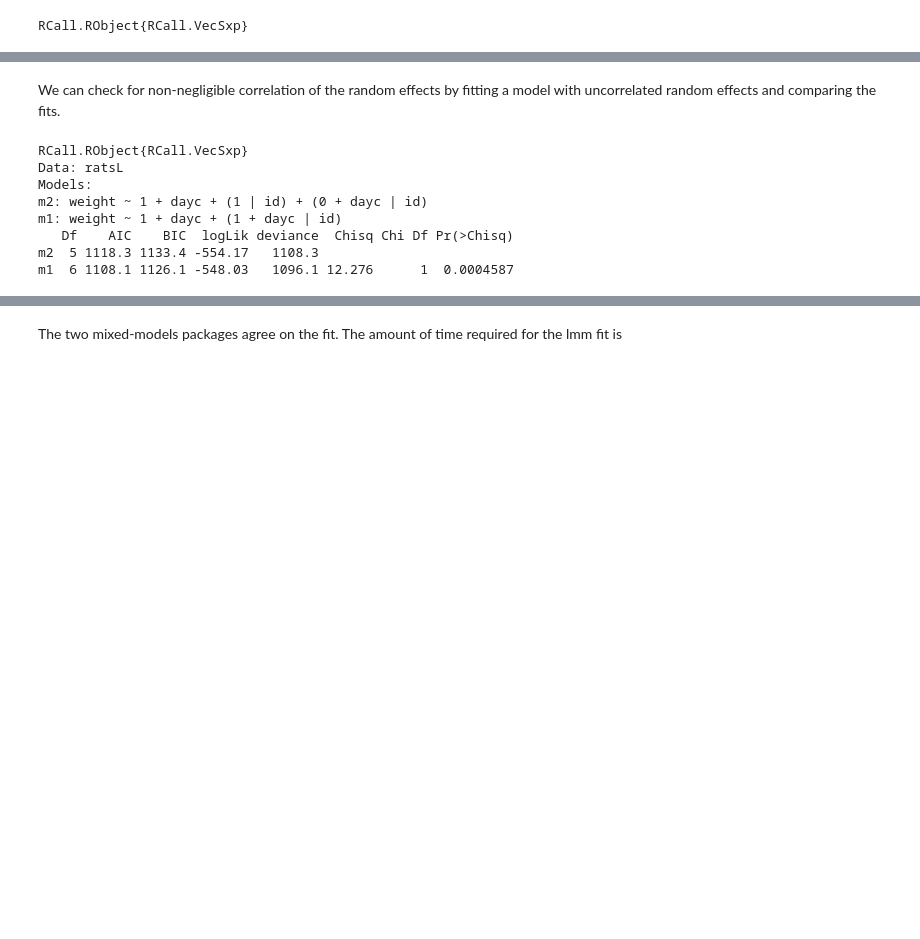
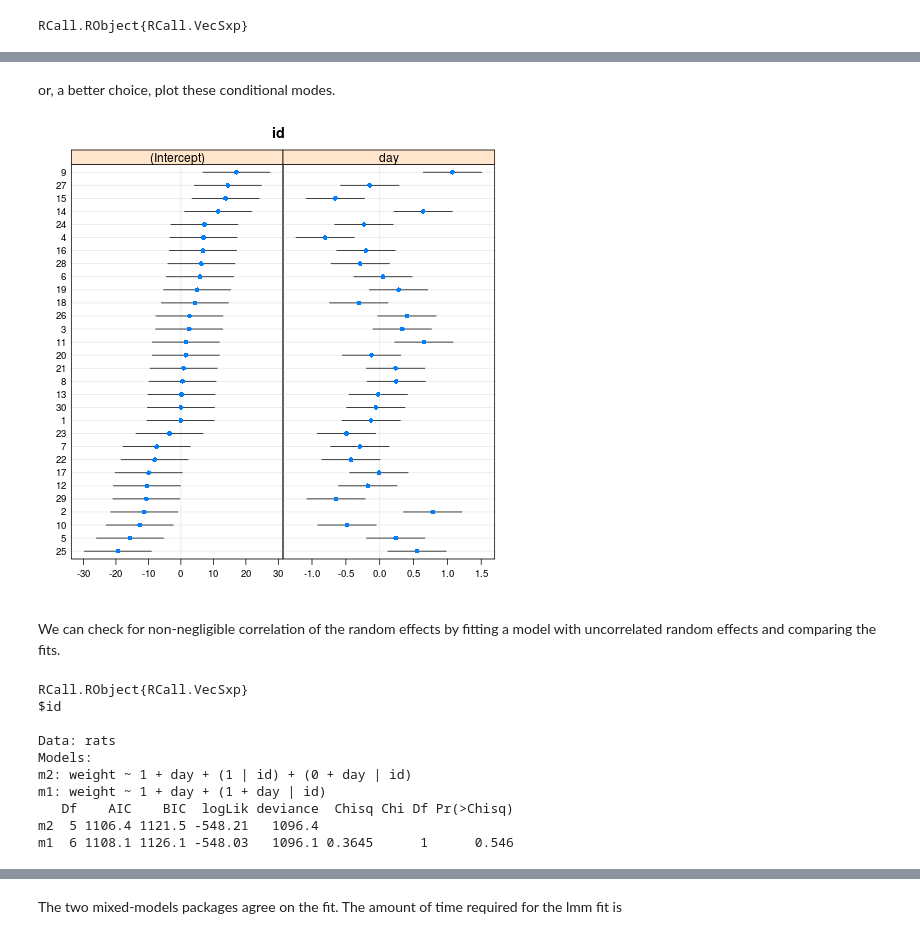
Before and after one commit to dmbates/JuliaWorkshop, a Jupyter notebook: RatWeights.ipynb, the cells around one changed output, grey strips where cells are left out. Cells and saved outputs as stored; diff of their text form; code cells hidden in the pictures; blank space fills up the shorter version.

```diff
--- a/RatWeights.ipynb
+++ b/RatWeights.ipynb
@@ -58,7 +47,7 @@ The simplest way to write the model is `weight ~ 1 + day + (1 + day|id)` which a
 # %%
 """
-suppressPackageStartupMessages(library(lme4))
-summary(m1 <- lmer(weight ~ 1 + dayc + (1 + dayc|id), ratsL, REML = FALSE))
+m1 <- lmer(weight ~ 1 + day + (1 + day|id), rats, REML = FALSE)
+summary(m1)
 """ |> reval
 # %% [output]
 [figure]
@@ -102,20 +93,31 @@ $id
+# %% [markdown]
+or, a better choice, plot these conditional modes.
+# %%
+"""
+re1 <- ranef(m1, condVar = TRUE)
+print(dotplot(re1, scales = list(x = list(relation = 'free'))))[[1]]
+""" |> reval;
+# %% [output]
+[figure, added]
 # %% [markdown]
 We can check for non-negligible correlation of the random effects by fitting a model with uncorrelated random effects and comparing the fits.
 # %%
 """
-m2 <- lmer(weight ~ 1 + dayc + (1|id) + (0 + dayc|id), ratsL, REML = FALSE)
+m2 <- lmer(weight ~ 1 + day + (1|id) + (0 + day|id), rats, REML = FALSE)
 options(show.signif.stars = FALSE)
 anova(m2, m1)
 """ |> reval
 # %% [output]
 RCall.RObject{RCall.VecSxp}
-Data: ratsL
+$id
+
+Data: rats
 Models:
-m2: weight ~ 1 + dayc + (1 | id) + (0 + dayc | id)
-m1: weight ~ 1 + dayc + (1 + dayc | id)
+m2: weight ~ 1 + day + (1 | id) + (0 + day | id)
+m1: weight ~ 1 + day + (1 + day | id)
    Df    AIC    BIC  logLik deviance  Chisq Chi Df Pr(>Chisq)
-m2  5 1118.3 1133.4 -554.17   1108.3
-m1  6 1108.1 1126.1 -548.03   1096.1 12.276      1  0.0004587
+m2  5 1106.4 1121.5 -548.21   1096.4
+m1  6 1108.1 1126.1 -548.03   1096.1 0.3645      1      0.546
 # %%
 rcall(:summary, :m2)
 # %% [output]
```
Also changed, not shown: parts of 20 cells of this notebook, 2 other files.
